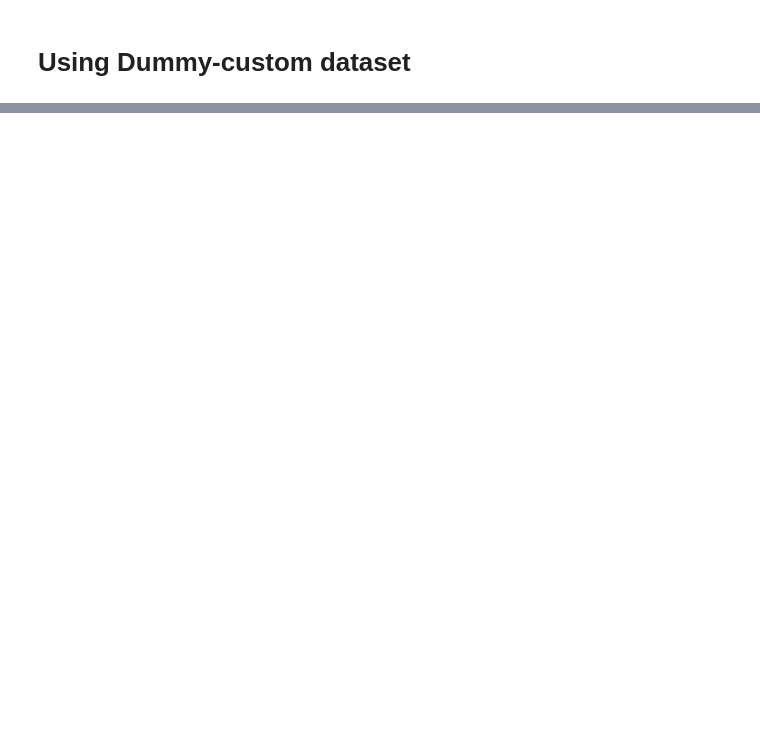
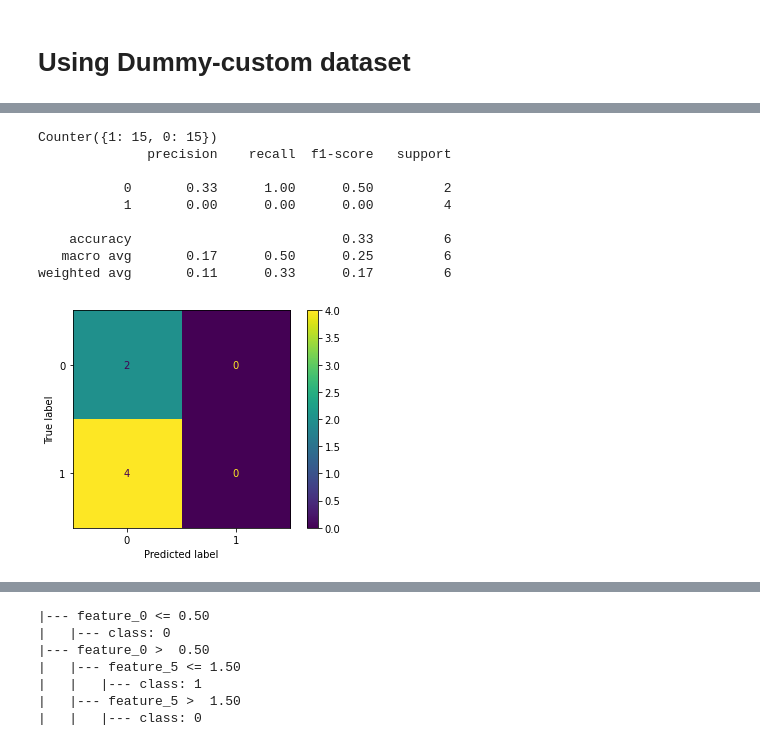
Before and after one commit to muhamadrefo/Diare, a Jupyter notebook: Diare_v_4_0.ipynb, the cells around one changed output, grey strips where cells are left out. Drawn from its saved outputs; the diff is of its cells as text; code cells hidden in the pictures; blank space fills up the shorter version.

```diff
--- a/Diare_v_4_0.ipynb
+++ b/Diare_v_4_0.ipynb
@@ -749,0 +796,3 @@ weighted avg       1.00      1.00      1.00         3
+# %%
+cusdm3 = pd.read_csv('cusdm3.csv')
+cusdm3.describe()
@@ -749,0 +1212,13 @@ weighted avg       1.00      1.00      1.00         3
+# %%
+overcus3()
+# %% [output]
+Counter({1: 15, 0: 15})
+              precision    recall  f1-score   support
+
+           0       0.33      1.00      0.50         2
+           1       0.00      0.00      0.00         4
+
+    accuracy                           0.33         6
+   macro avg       0.17      0.50      0.25         6
+weighted avg       0.11      0.33      0.17         6
+[figure, added]
@@ -749,0 +1226,7 @@ weighted avg       1.00      1.00      1.00         3
+|--- feature_0 <= 0.50
+|   |--- class: 0
+|--- feature_0 >  0.50
+|   |--- feature_5 <= 1.50
+|   |   |--- class: 1
+|   |--- feature_5 >  1.50
+|   |   |--- class: 0
```
Also changed, not shown: parts of 25 cells of this notebook.
